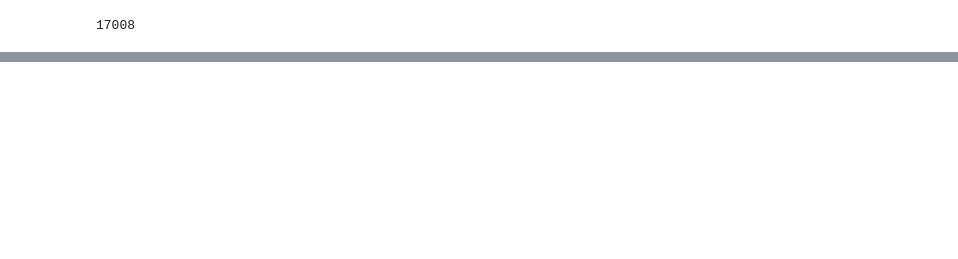
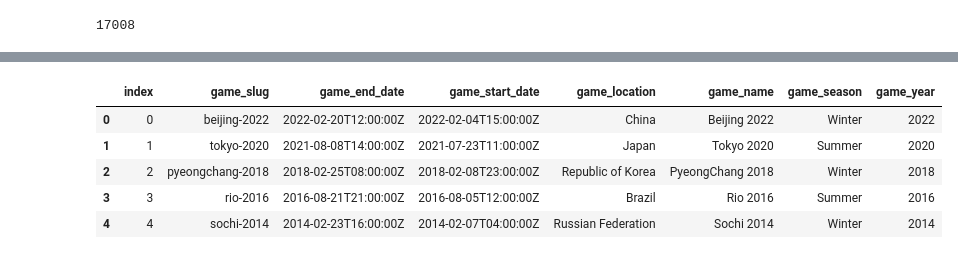
Before and after one commit to fabien5525/IPSSI_hackathon_equipe_9, a Jupyter notebook: notebooks/M2/spark/notebook.ipynb, the cells around one changed output, grey strips where cells are left out. Drawn from its saved outputs; the diff is of its cells as text; code cells hidden in the pictures; blank space fills up the shorter version.

```diff
--- a/notebooks/M2/spark/notebook.ipynb
+++ b/notebooks/M2/spark/notebook.ipynb
@@ -194,0 +302,9 @@ print(len(df))
+# %%
+df_hosts.head()
+# %% [output]
+|  | index | game_slug | game_end_date | game_start_date | game_location | game_name | game_season | game_year |
+| 0 | 0 | beijing-2022 | 2022-02-20T12:00:00Z | 2022-02-04T15:00:00Z | China | Beijing 2022 | Winter | 2022 |
+| 1 | 1 | tokyo-2020 | 2021-08-08T14:00:00Z | 2021-07-23T11:00:00Z | Japan | Tokyo 2020 | Summer | 2020 |
+| 2 | 2 | pyeongchang-2018 | 2018-02-25T08:00:00Z | 2018-02-08T23:00:00Z | Republic of Korea | PyeongChang 2018 | Winter | 2018 |
+| 3 | 3 | rio-2016 | 2016-08-21T21:00:00Z | 2016-08-05T12:00:00Z | Brazil | Rio 2016 | Summer | 2016 |
+| 4 | 4 | sochi-2014 | 2014-02-23T16:00:00Z | 2014-02-07T04:00:00Z | Russian Federation | Sochi 2014 | Winter | 2014 |
```
Also changed, not shown: parts of 29 cells of this notebook.
